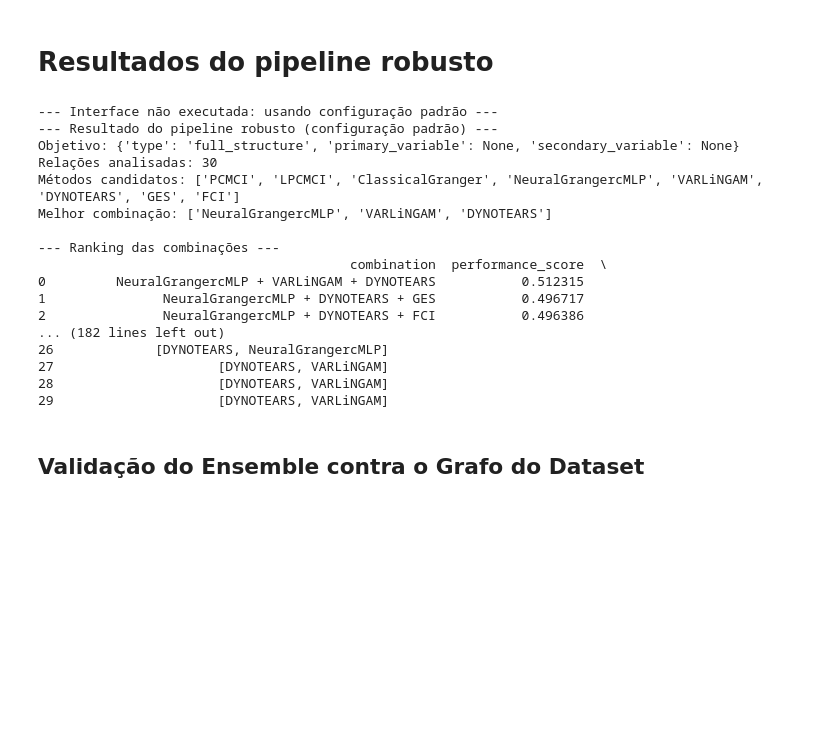
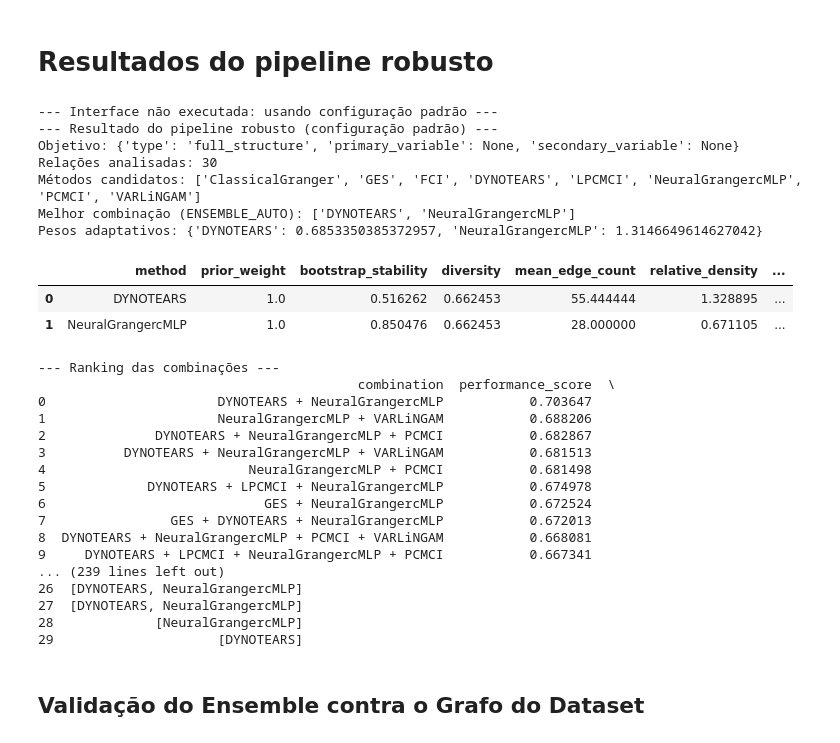
Before and after one commit to altieresl/causal-ensemble-ts, a Jupyter notebook: Series_Temporais.ipynb, the cells around one changed output. Cells and saved outputs as stored; diff of their text form; code cells hidden in the pictures; blank space fills up the shorter version.

```diff
--- a/Series_Temporais.ipynb
+++ b/Series_Temporais.ipynb
@@ -162,19 +174,30 @@ all_method_weights = get_registered_method_weights()
 quick_mode = False
 expert_knowledge = []
 
+# Limiares do segundo estágio (soft voting por consenso de precisão), usados tanto na
+# execução única quanto na validação estatística replicada mais abaixo.
+ENSEMBLE_THRESHOLD = 0.50
+SOFT_VOTING_SUPPORT_THRESHOLD = 0.0
+
 
 def runtime_method_names(quick_mode):
     return list(all_candidate_methods)
 
 
 def build_selection_args(quick_mode, n_bootstrap=None, parallel_jobs=None):
+    """ENSEMBLE_AUTO: com quick_mode=False (padrão), busca automaticamente todas as
+    combinações de 2 a N métodos e escolhe a de maior performance_score (cego ao
+    grafo verdadeiro). quick_mode=True limita a busca a 3 métodos para agilidade
+    exploratória."""
     quick_mode = bool(quick_mode)
+    num_methods = len(all_candidate_methods)
+    default_max_methods = min(3, num_methods) if quick_mode else num_methods
     default_bootstraps = 4 if quick_mode else 8
     default_jobs = max(1, min(4, (os.cpu_count() or 2) - 1))
 
     return {
         "min_methods": 2,
-        "max_methods": 2 if quick_mode else 3,
+        "max_methods": default_max_methods,
         "min_votes": 1,
         "n_bootstrap": int(n_bootstrap or default_bootstraps),
         "block_size": max(2, len(processed_data) // 12),
@@ -212,12 +235,13 @@ def print_selection_cost(selection_args, method_names):
     )
     optimized_runs = num_methods * (selection_args["n_bootstrap"] + 1)
 
-    print("--- Configuração do pipeline robusto ---")
+    print("--- Configuração do pipeline robusto (ENSEMBLE_AUTO) ---")
     print(f"Métodos candidatos: {method_names}")
     print(f"Combinações avaliadas: {combination_count}")
     print(f"Execuções de método com pré-cálculo: {optimized_runs}")
     print(f"Paralelismo: {selection_args['parallel_jobs']} job(s)")
     print(f"Limite do bootstrap: {selection_args['max_bootstrap_seconds']} s")
+    print(f"Limiar de seleção (soft voting): {ENSEMBLE_THRESHOLD:.2f}")
 
 
 search_method_names = runtime_method_names(quick_mode)
@@ -372,12 +413,13 @@ selected_relations = list(dashboard_result["selected_relations"])
 analysis_objective = dict(dashboard_result["analysis_objective"])
 selection_args = dict(dashboard_result["selection_args"])
 search_method_names = list(dashboard_result["method_names"])
+probabilistic_summary = dashboard_result["probabilistic_summary"].copy()
 
 print(f"--- Resultado do pipeline robusto ({execution_origin}) ---")
 print(f"Objetivo: {analysis_objective}")
 print(f"Relações analisadas: {len(selected_relations)}")
 print(f"Métodos candidatos: {search_method_names}")
-print(f"Melhor combinação: {selection_result['best_combination']}")
+print(f"Melhor combinação (ENSEMBLE_AUTO): {selection_result['best_combination']}")
 print("Pesos adaptativos:", best_eval["effective_method_weights"])
 display(best_eval["method_weight_diagnostics"])
 
@@ -399,49 +441,60 @@ stable_edges = stable_edges.loc[stable_edges["stability_selected"]].copy()
 print("\n--- Arestas estáveis ---")
 print(stable_edges.head(20))
 
-probabilistic_summary = best_eval["probabilistic_summary"].copy()
 summary_columns = [
     "source",
     "target",
     "lag",
     "votes",
     "positive_votes",
     "negative_votes",
     "sign_consensus",
     "sign_agreement",
     "edge_probability",
     "ensemble_score",
+    "support_ratio",
+    "ensemble_selected",
     "local_expert_score",
     "consensus_score",
     "dominant_method",
     "dominant_edge_stability",
     "confidence",
     "method",
 ]
 summary_columns = [
     column for column in summary_columns
     if column in probabilistic_summary.columns
 ]
-print("\n--- Arestas da melhor combinação ---")
+print(f"\n--- Arestas da melhor combinação (ENSEMBLE_AUTO, limiar={ENSEMBLE_THRESHOLD:.2f}) ---")
 print(probabilistic_summary[summary_columns].head(30))
 # %% [output]
 --- Interface não executada: usando configuração padrão ---
 --- Resultado do pipeline robusto (configuração padrão) ---
 Objetivo: {'type': 'full_structure', 'primary_variable': None, 'secondary_variable': None}
 Relações analisadas: 30
-Métodos candidatos: ['PCMCI', 'LPCMCI', 'ClassicalGranger', 'NeuralGrangercMLP', 'VARLiNGAM', 'DYNOTEARS', 'GES', 'FCI']
-Melhor combinação: ['NeuralGrangercMLP', 'VARLiNGAM', 'DYNOTEARS']
-
---- Ranking das combinações ---
-                                        combination  performance_score  \
-0         NeuralGrangercMLP + VARLiNGAM + DYNOTEARS           0.512315
-1               NeuralGrangercMLP + DYNOTEARS + GES           0.496717
-2               NeuralGrangercMLP + DYNOTEARS + FCI           0.496386
-... (182 lines left out)
-26             [DYNOTEARS, NeuralGrangercMLP]
-27                     [DYNOTEARS, VARLiNGAM]
-28                     [DYNOTEARS, VARLiNGAM]
-29                     [DYNOTEARS, VARLiNGAM]
+Métodos candidatos: ['ClassicalGranger', 'GES', 'FCI', 'DYNOTEARS', 'LPCMCI', 'NeuralGrangercMLP', 'PCMCI', 'VARLiNGAM']
+Melhor combinação (ENSEMBLE_AUTO): ['DYNOTEARS', 'NeuralGrangercMLP']
+Pesos adaptativos: {'DYNOTEARS': 0.6853350385372957, 'NeuralGrangercMLP': 1.3146649614627042}
+|  | method | prior_weight | bootstrap_stability | diversity | mean_edge_count | relative_density | ... |
+| 0 | DYNOTEARS | 1.0 | 0.516262 | 0.662453 | 55.444444 | 1.328895 | ... |
+| 1 | NeuralGrangercMLP | 1.0 | 0.850476 | 0.662453 | 28.000000 | 0.671105 | ... |
+--- Ranking das combinações ---
+                                         combination  performance_score  \
+0                      DYNOTEARS + NeuralGrangercMLP           0.703647
+1                      NeuralGrangercMLP + VARLiNGAM           0.688206
+2              DYNOTEARS + NeuralGrangercMLP + PCMCI           0.682867
+3          DYNOTEARS + NeuralGrangercMLP + VARLiNGAM           0.681513
+4                          NeuralGrangercMLP + PCMCI           0.681498
+5             DYNOTEARS + LPCMCI + NeuralGrangercMLP           0.674978
+6                            GES + NeuralGrangercMLP           0.672524
+7                GES + DYNOTEARS + NeuralGrangercMLP           0.672013
+8  DYNOTEARS + NeuralGrangercMLP + PCMCI + VARLiNGAM           0.668081
+9     DYNOTEARS + LPCMCI + NeuralGrangercMLP + PCMCI           0.667341
+... (239 lines left out)
+26  [DYNOTEARS, NeuralGrangercMLP]
+27  [DYNOTEARS, NeuralGrangercMLP]
+28             [NeuralGrangercMLP]
+29                     [DYNOTEARS]
 # %% [markdown]
 ## Validação do Ensemble contra o Grafo do Dataset
 # %%
```
Also changed, not shown: parts of 13 cells of this notebook, 3 other files.
